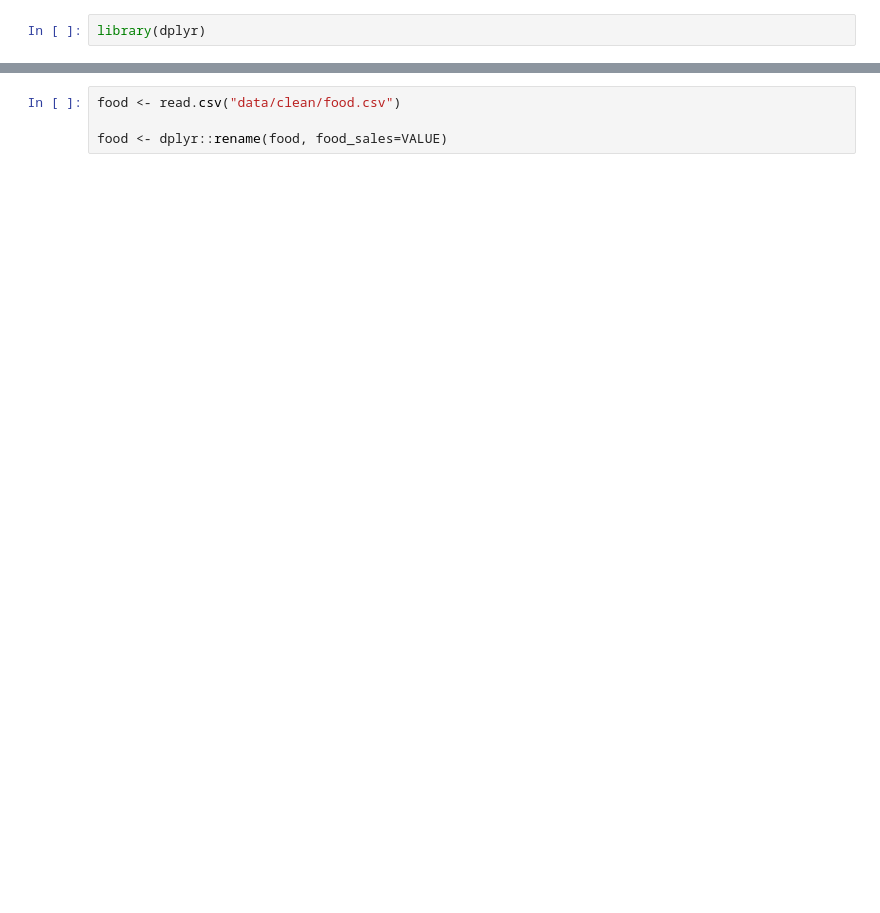
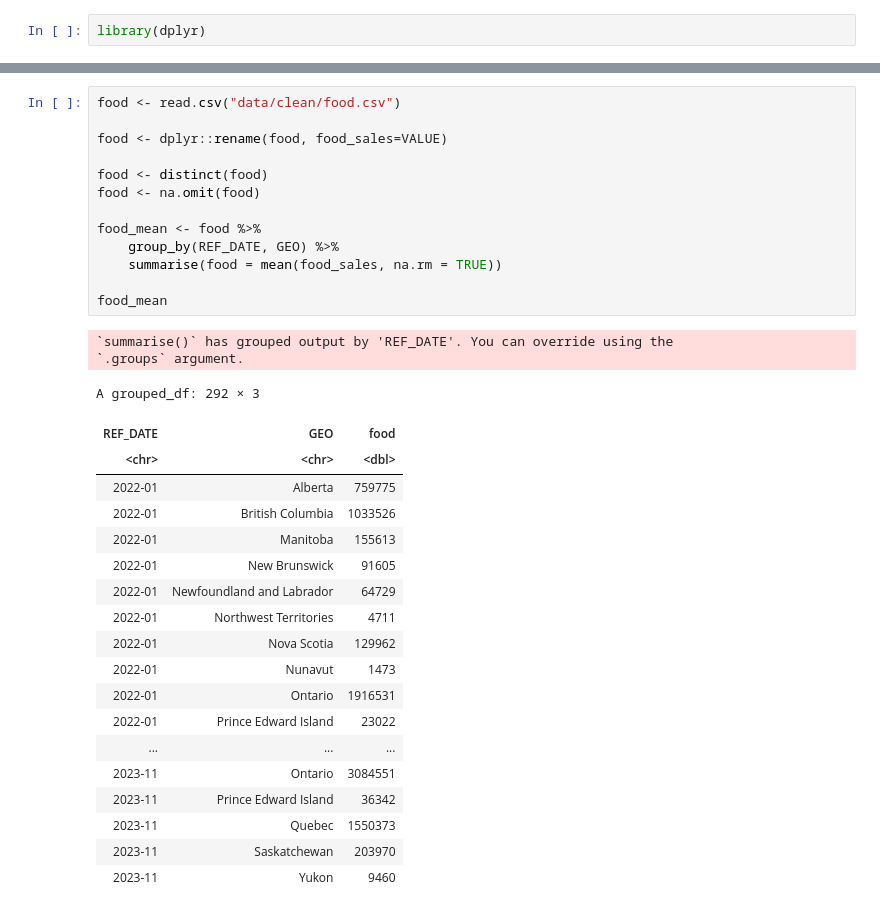
Before and after one commit to LeoKraushaar/protests, a Jupyter notebook: code/R/merge_data.ipynb, the cells around one changed output, grey strips where cells are left out. Saved outputs shown, nothing was run; the diff lists cells and outputs as text; blank space fills up the shorter version.

```diff
--- a/code/R/merge_data.ipynb
+++ b/code/R/merge_data.ipynb
@@ -37,7 +66,38 @@ A data.frame: 6 × 3
 # %%
 food <- read.csv("data/clean/food.csv")
 
 food <- dplyr::rename(food, food_sales=VALUE)
+
+food <- distinct(food)
+food <- na.omit(food)
+
+food_mean <- food %>%
+    group_by(REF_DATE, GEO) %>%
+    summarise(food = mean(food_sales, na.rm = TRUE))
+
+food_mean
+# %% [output]
+`summarise()` has grouped output by 'REF_DATE'. You can override using the
+`.groups` argument.
+A grouped_df: 292 × 3
+| REF_DATE | GEO | food |
+| <chr> | <chr> | <dbl> |
+| 2022-01 | Alberta | 759775 |
+| 2022-01 | British Columbia | 1033526 |
+| 2022-01 | Manitoba | 155613 |
+| 2022-01 | New Brunswick | 91605 |
+| 2022-01 | Newfoundland and Labrador | 64729 |
+| 2022-01 | Northwest Territories | 4711 |
+| 2022-01 | Nova Scotia | 129962 |
+| 2022-01 | Nunavut | 1473 |
+| 2022-01 | Ontario | 1916531 |
+| 2022-01 | Prince Edward Island | 23022 |
+| ... | ... | ... |
+| 2023-11 | Ontario | 3084551 |
+| 2023-11 | Prince Edward Island | 36342 |
+| 2023-11 | Quebec | 1550373 |
+| 2023-11 | Saskatchewan | 203970 |
+| 2023-11 | Yukon | 9460 |
 # %%
 manufac <- read.csv("data/clean/manufac.csv")
 
```
Also changed, not shown: parts of 17 cells of this notebook, 4 other files.
